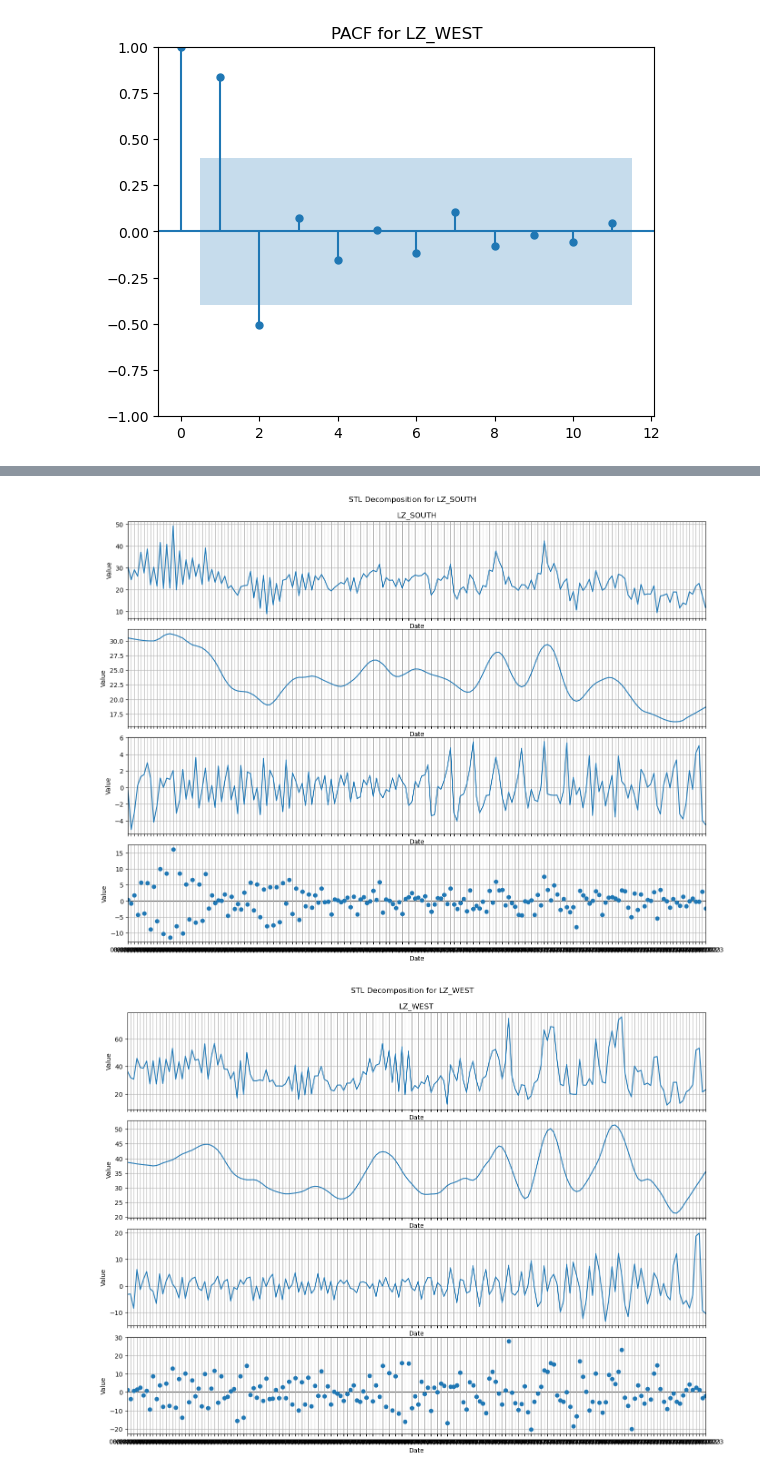
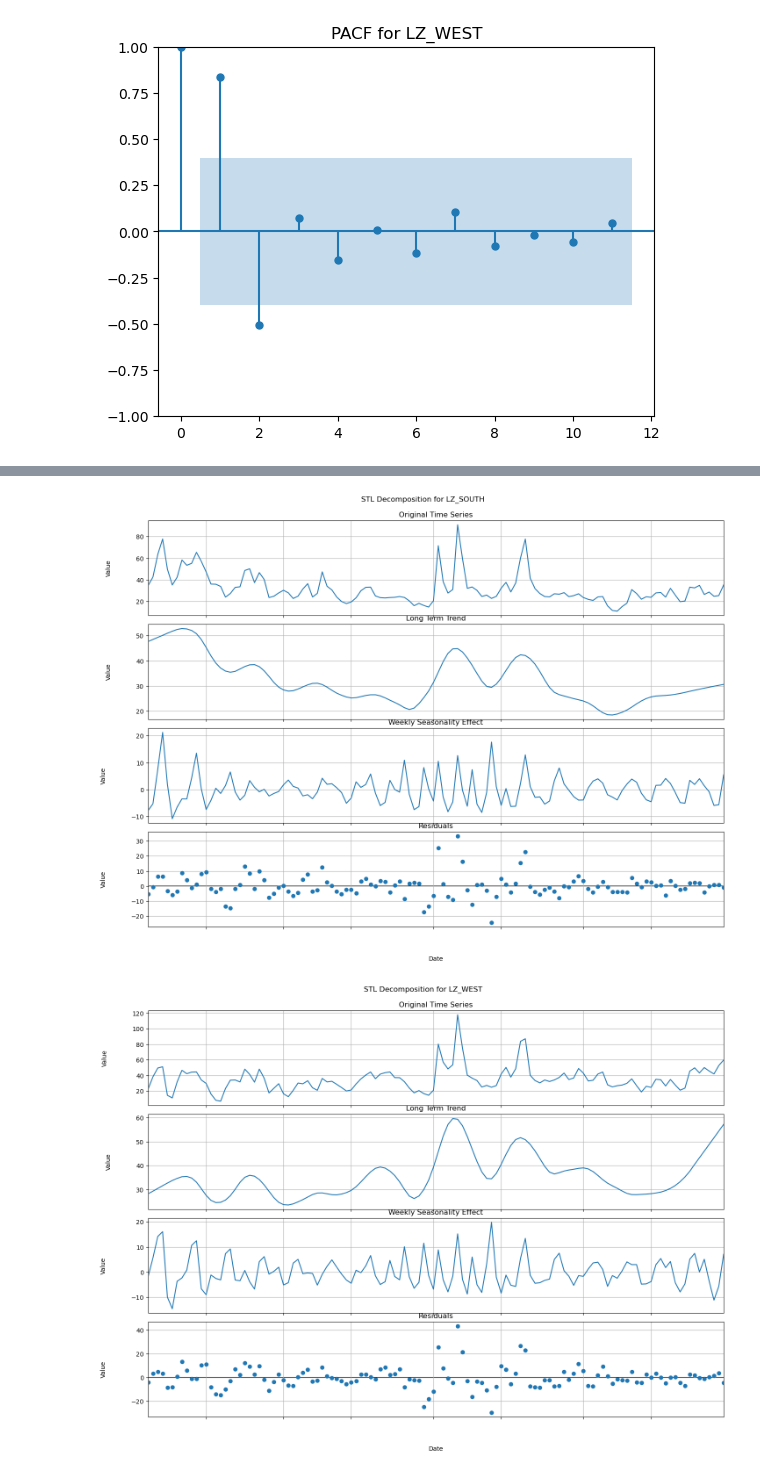
Before and after one commit to AchrafAzzaoui/ERCOT_Price_Prediction_Stat_413_Final_Project, a Jupyter notebook: EDA/Price_EDA.ipynb, the cells around one changed output, grey strips where cells are left out. Drawn from its saved outputs; the diff is of its cells as text; code cells hidden in the pictures.

```diff
--- a/EDA/Price_EDA.ipynb
+++ b/EDA/Price_EDA.ipynb
@@ -68,8 +68,14 @@ for region in avg_price_by_hour.columns:
 [figure]
 # %%
 from statsmodels.tsa.seasonal import STL
+# Ensure the 'DeliveryDate' column is in datetime format
+df['DeliveryDate'] = pd.to_datetime(df['DeliveryDate'])
 
-last_month_data = daily_avg_price.iloc[-180:]
+# Group by 'DeliveryDate' and 'Region' to get daily average prices
+daily_avg_price = df.groupby(['DeliveryDate', 'Region'])['SettlementPointPrice'].mean().unstack()
+
+# Select the last 120 days of data
+last_month_data = daily_avg_price.iloc[-120:]
 
 for region in last_month_data.columns:
     stl = STL(last_month_data[region], period=7)
@@ -78,11 +84,19 @@ for region in last_month_data.columns:
     fig = result.plot()
     fig.set_size_inches(14, 10)
     fig.tight_layout()
-    for ax in fig.axes:
-        ax.set_xlabel('Date')
-        ax.set_ylabel('Value')
+
+    # Labeling the subplots
+    labels = ['Original Time Series', 'Long Term Trend', 'Weekly Seasonality Effect', 'Residuals']
+    for ax, label in zip(fig.axes, labels):
+        ax.set_title(label)
+        ax.set_xlabel('Date', labelpad=40)  # Increase labelpad for x-axis
+        ax.set_ylabel('Value', labelpad=40)  # Increase labelpad for y-axis
         ax.grid(True)
 
     plt.suptitle(f'STL Decomposition for {region}', y=1.02)
+    # Remove x-axis tick labels
+    for ax in fig.axes:
+        ax.set_xticklabels([])
+
     plt.show()
 # %% [output]
@@ -91,2 +105,2 @@ for region in last_month_data.columns:
-[figure, old version]
+[figure, new version]
-[figure, old version]
+[figure, new version]
```
Also changed, not shown: parts of 2 cells of this notebook.
